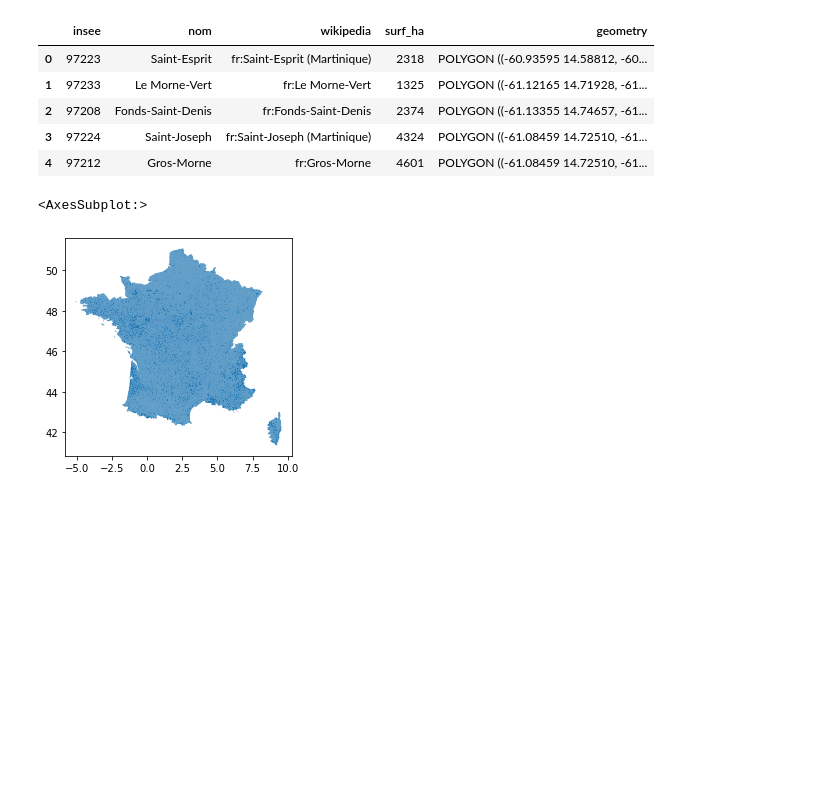
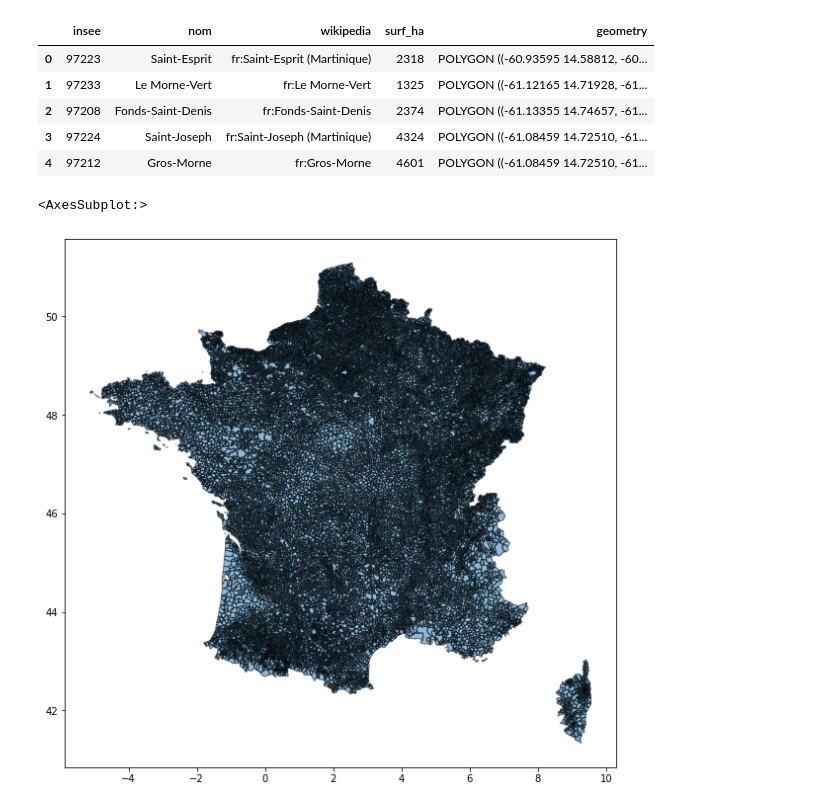
Before and after one commit to Theo-Clavel/feux_de_foret, a Jupyter notebook: main.ipynb, the cells around one changed output. Cells and saved outputs as stored; diff of their text form; code cells hidden in the pictures; blank space fills up the shorter version.

```diff
--- a/main.ipynb
+++ b/main.ipynb
@@ -348,8 +348,8 @@ def download_unzip(url, dirname = tempfile.gettempdir(), destname = "borders"):
         zip_ref.extractall(dirname + '/' + destname)
 # %%
 download_unzip("https://www.data.gouv.fr/fr/datasets/r/07b7c9a2-d1e2-4da6-9f20-01a7b72d4b12")
-commune_borders = gpd.read_file(temporary_location + "/borders/communes-20190101.json")
-commune_borders.head()
+communes_borders = gpd.read_file(temporary_location + "/borders/communes-20190101.json")
+communes_borders.head()
 # %% [output]
 |  | insee | nom | wikipedia | surf_ha | geometry |
 | 0 | 97223 | Saint-Esprit | fr:Saint-Esprit (Martinique) | 2318 | POLYGON ((-60.93595 14.58812, -60... |
@@ -358,10 +358,11 @@ commune_borders.head()
 | 3 | 97224 | Saint-Joseph | fr:Saint-Joseph (Martinique) | 4324 | POLYGON ((-61.08459 14.72510, -61... |
 | 4 | 97212 | Gros-Morne | fr:Gros-Morne | 4601 | POLYGON ((-61.08459 14.72510, -61... |
 # %%
-commune_borders['dep'] = commune_borders['insee'].str[:2]
+communes_borders['dep'] = communes_borders['insee'].str[:2]
-# %%
-france = commune_borders[commune_borders['dep'] != '97']
-france.plot()
-# %% [output]
-<AxesSubplot:>
-[figure, removed]
+# %%
+france = communes_borders[communes_borders['dep'] != '97']
+fr = france.plot(figsize = (10, 10), alpha = 0.5, edgecolor = 'k')
+fr
+# %% [output]
+<AxesSubplot:>
+[figure, added]
```
Also changed, not shown: parts of 1 cell of this notebook.
